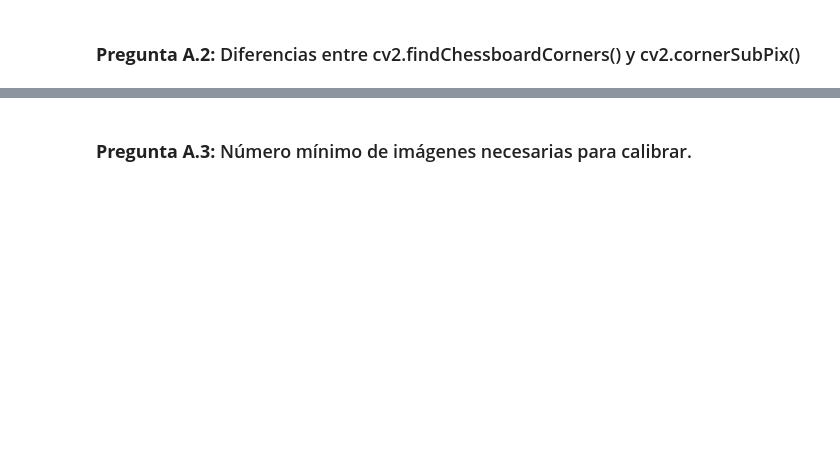
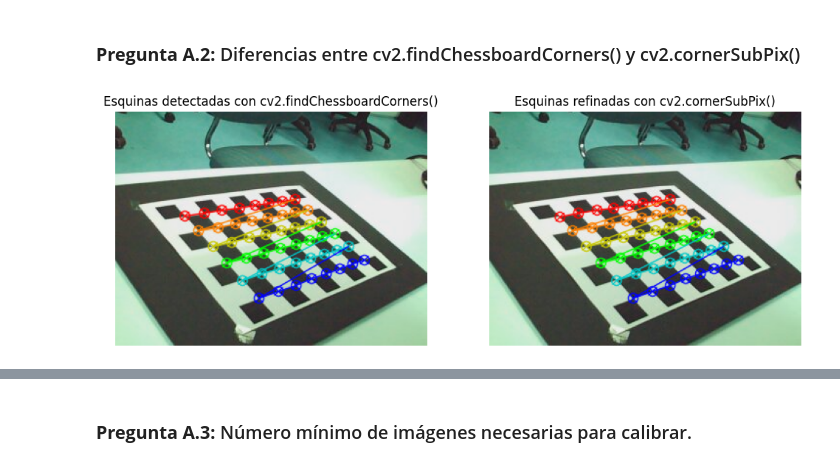
Before and after one commit to beajimeenez/Practicas_Computer_Vision, a Jupyter notebook: Lab_2/Lab_2/src/lab_2.ipynb, the cells around one changed output, grey strips where cells are left out. Saved outputs shown, nothing was run; the diff lists cells and outputs as text; code cells hidden in the pictures; blank space fills up the shorter version.

```diff
--- a/Lab_2/Lab_2/src/lab_2.ipynb
+++ b/Lab_2/Lab_2/src/lab_2.ipynb
@@ -84,7 +84,7 @@ def write_image(img, output_folder, i):
     img_name = f"{output_folder}/corners_{i}.jpg"
     cv2.imwrite(img_name, img)
 
-output_folder = "../data/output_corners"
+output_folder = "../data/output_left_corners"
 os.makedirs(output_folder, exist_ok=True)
 for i, img in enumerate(drawed_corners):
     show_image(img)
@@ -98,6 +94,12 @@ def get_chessboard_points(chessboard_shape, dx, dy):
 # %%
+# TODO Design the method. It should return a np.array with np.float32 elements
+def get_chessboard_points(chessboard_shape, dx, dy):
+    cols, rows = chessboard_shape
+    matrix = [(i*dx, j*dy, 0) for j in range(rows) for i in range(cols)]
+    return np.array(matrix, np.float32)
+
 # TODO You need the points for every image, not just one (consider a list comprehension)
-chessboard_points = get_chessboard_points((8, 6), 30, 30)
+chessboard_points = [get_chessboard_points((8, 6), 30, 30) for _ in range(len(imgs_gray))]
 # %% [markdown]
 ### **Tarea A.5:** Utilice ``cv2.calibrateCamera()`` para obtener los parámetros de calibración para la cámara izquierda
 # %%
@@ -131,0 +225,33 @@ print("Root mean squared reprojection error:\n", rms)
+# %%
+# TODO Homework
+import matplotlib.pyplot as plt
+# Elegimos una imagen con detección válida (la primera que tenga esquinas)
+idx = next(i for i, cor in enumerate(corners) if cor[0])
+
+# Copiamos la imagen original
+img_original = copy.deepcopy(imgs[idx])
+gray = cv2.cvtColor(img_original, cv2.COLOR_BGR2GRAY)
+
+# Dibujamos las esquinas detectadas con findChessboardCorners()
+img_detected = copy.deepcopy(img_original)
+cv2.drawChessboardCorners(img_detected, size, corners[idx][1], True)
+
+# Dibujamos las esquinas refinadas con cornerSubPix()
+img_refined = copy.deepcopy(img_original)
+cv2.drawChessboardCorners(img_refined, size, corners_refined[idx], True)
+
+# Mostramos las dos imágenes lado a lado
+plt.figure(figsize=(12,6))
+plt.subplot(1,2,1)
+plt.imshow(cv2.cvtColor(img_detected, cv2.COLOR_BGR2RGB))
+plt.title("Esquinas detectadas con cv2.findChessboardCorners()")
+plt.axis('off')
+
+plt.subplot(1,2,2)
+plt.imshow(cv2.cvtColor(img_refined, cv2.COLOR_BGR2RGB))
+plt.title("Esquinas refinadas con cv2.cornerSubPix()")
+plt.axis('off')
+
+plt.show()
+# %% [output]
+[figure, added]
```
Also changed, not shown: parts of 13 cells of this notebook, 54 other files.
